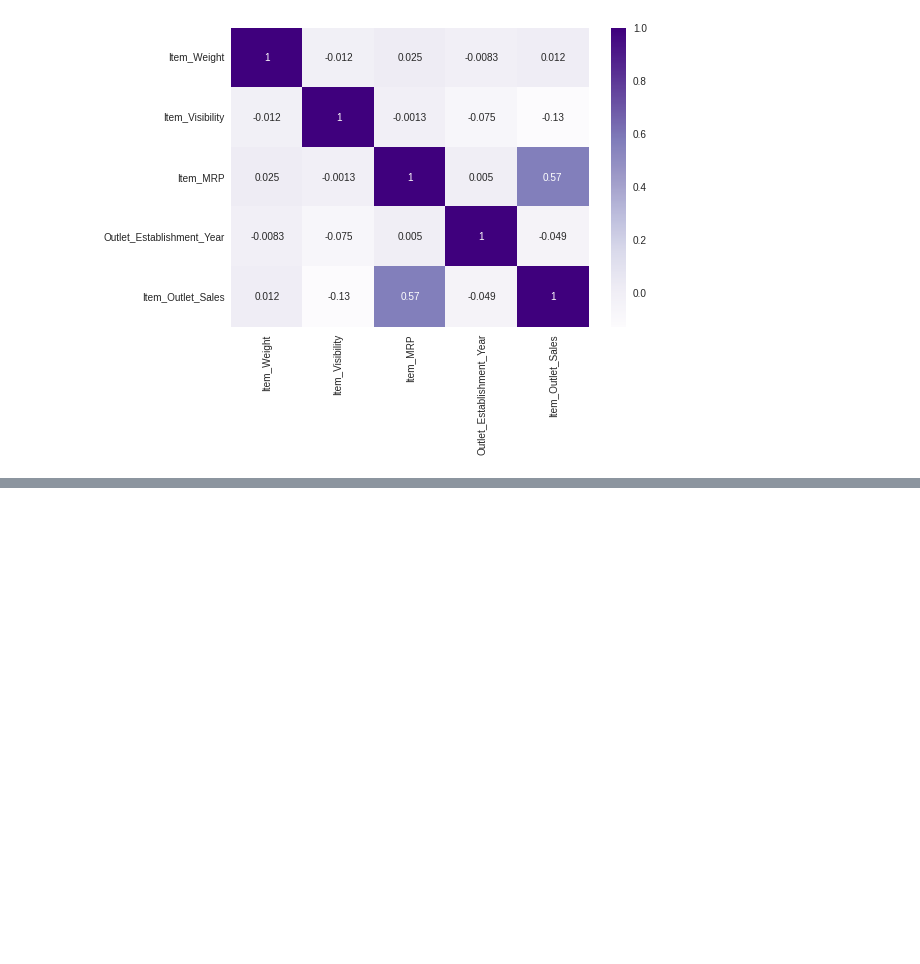
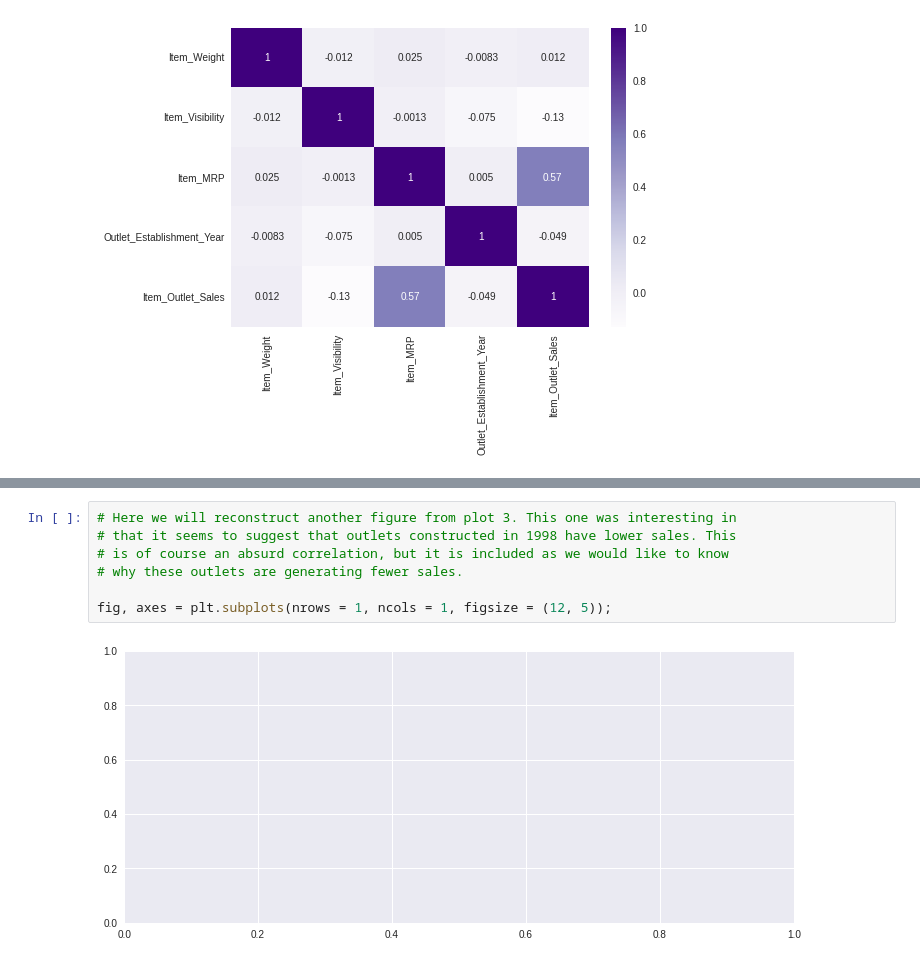
Before and after one commit to mvince33/food-sales-predictions, a Jupyter notebook: food_sales_predictions.ipynb, the cells around one changed output, grey strips where cells are left out. Cells and saved outputs as stored; diff of their text form; blank space fills up the shorter version.

```diff
--- a/food_sales_predictions.ipynb
+++ b/food_sales_predictions.ipynb
@@ -410,0 +432,9 @@ sns.heatmap(corr, cmap = 'Purples', annot = True);
+# %%
+# Here we will reconstruct another figure from plot 3. This one was interesting in
+# that it seems to suggest that outlets constructed in 1998 have lower sales. This
+# is of course an absurd correlation, but it is included as we would like to know
+# why these outlets are generating fewer sales.
+
+fig, axes = plt.subplots(nrows = 1, ncols = 1, figsize = (12, 5));
+# %% [output]
+[figure, added]
```
Also changed, not shown: parts of 3 cells of this notebook.
